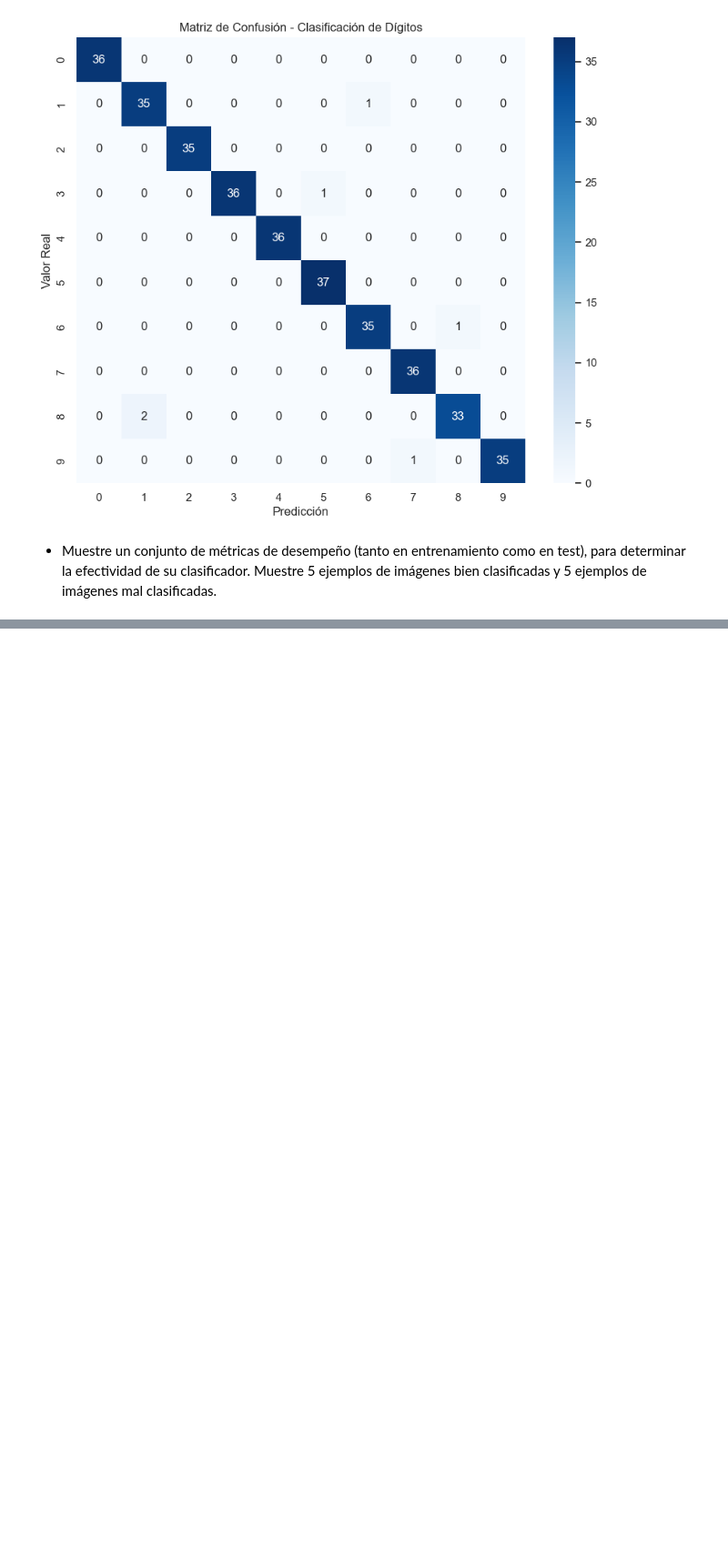
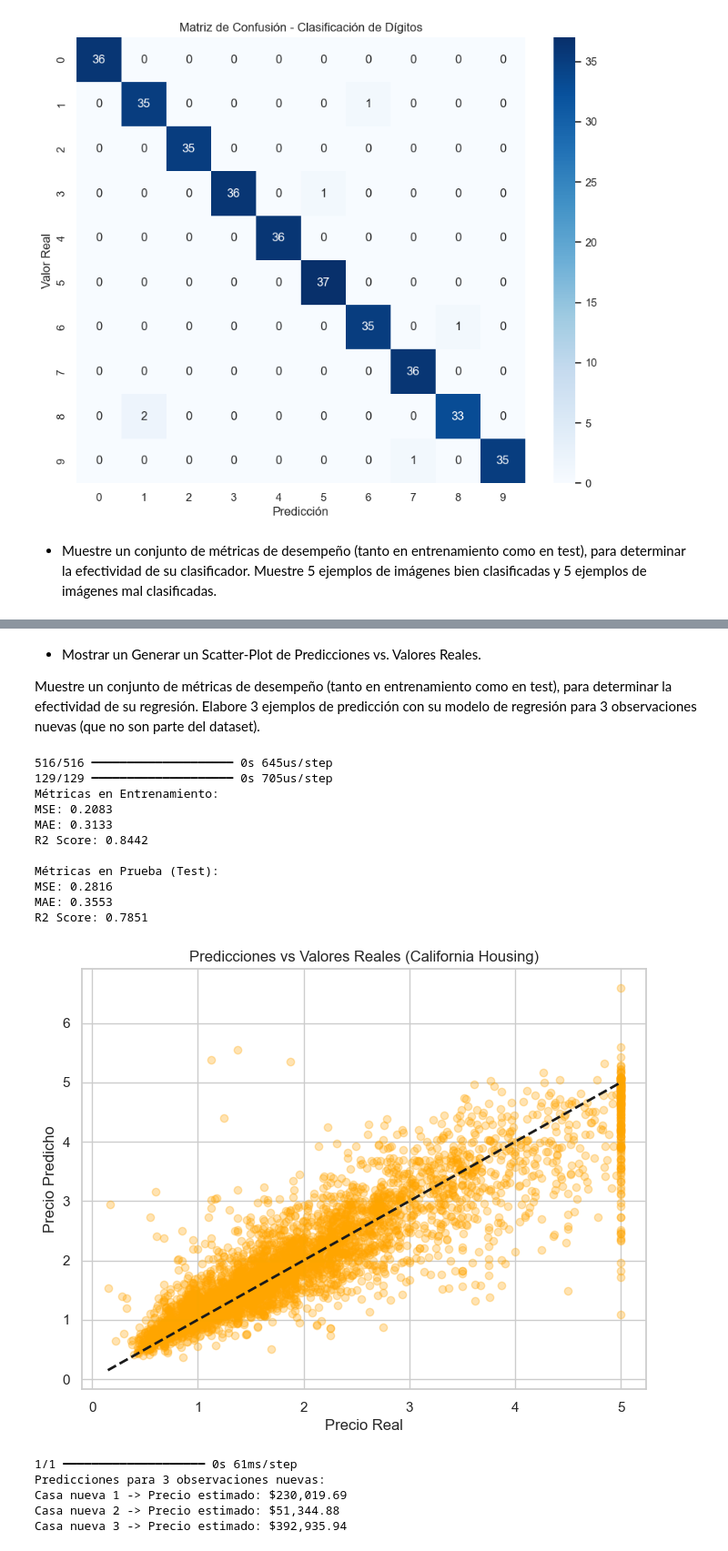
Before and after one commit to CindyGualim/InteligenciaArtificial-CC3085, a Jupyter notebook: lab3.ipynb, the cells around one changed output, grey strips where cells are left out. Shown at 91% size. Saved outputs shown, nothing was run; the diff lists cells and outputs as text; code cells hidden in the pictures; blank space fills up the shorter version.

```diff
--- a/lab3.ipynb
+++ b/lab3.ipynb
@@ -168,0 +284,14 @@ plt.show()
+# %%
+model_housing.compile(
+    optimizer=tf.keras.optimizers.Adam(learning_rate=0.005),
+    loss='mse',
+    metrics=['mae']
+)
+
+history_housing = model_housing.fit(
+    X_train_h_scaled, y_train_h,
+    epochs=100,
+    batch_size=64,
+    validation_split=0.2,
+    verbose=0
+)
@@ -168,0 +305,59 @@ plt.show()
+# %% [markdown]
+* Mostrar un Generar un Scatter-Plot de Predicciones vs. Valores Reales.
+
+Muestre un conjunto de métricas de desempeño (tanto en entrenamiento como en test), para determinar la efectividad de su regresión. Elabore 3 ejemplos de predicción con su modelo de regresión para 3 observaciones nuevas (que no son parte del dataset).
+# %%
+# Predicciones
+y_pred_h_train = model_housing.predict(X_train_h_scaled)
+y_pred_h_test = model_housing.predict(X_test_h_scaled)
+
+# Métricas
+print("Métricas en Entrenamiento:")
+print(f"MSE: {mean_squared_error(y_train_h, y_pred_h_train):.4f}")
+print(f"MAE: {mean_absolute_error(y_train_h, y_pred_h_train):.4f}")
+print(f"R2 Score: {r2_score(y_train_h, y_pred_h_train):.4f}\n")
+
+print("Métricas en Prueba (Test):")
+print(f"MSE: {mean_squared_error(y_test_h, y_pred_h_test):.4f}")
+print(f"MAE: {mean_absolute_error(y_test_h, y_pred_h_test):.4f}")
+print(f"R2 Score: {r2_score(y_test_h, y_pred_h_test):.4f}\n")
+
+# Scatter Plot
+plt.figure(figsize=(8, 6))
+plt.scatter(y_test_h, y_pred_h_test, alpha=0.3, color='orange')
+plt.plot([y_test_h.min(), y_test_h.max()], [y_test_h.min(), y_test_h.max()], 'k--', lw=2)
+plt.title('Predicciones vs Valores Reales (California Housing)')
+plt.xlabel('Precio Real')
+plt.ylabel('Precio Predicho')
+plt.show()
+
+nuevas_casas = np.array([
+    [5.0, 25.0, 6.0, 1.0, 1000.0, 3.0, 37.5, -122.0], # Casa en zona central, estándar
+    [1.5, 40.0, 3.0, 1.2, 500.0, 4.0, 36.0, -119.0],  # Ingreso bajo, casa antigua
+    [8.0, 10.0, 8.0, 1.5, 2000.0, 2.5, 34.0, -118.0]  # Ingreso alto, casa nueva, muchas hab
+])
+
+nuevas_casas_scaled = scaler.transform(nuevas_casas)
+predicciones_nuevas = model_housing.predict(nuevas_casas_scaled)
+
+print("Predicciones para 3 observaciones nuevas:")
+for i, pred in enumerate(predicciones_nuevas):
+    print(f"Casa nueva {i+1} -> Precio estimado: ${pred[0]*100000:,.2f}")
+# %% [output]
+516/516 ━━━━━━━━━━━━━━━━━━━━ 0s 645us/step
+129/129 ━━━━━━━━━━━━━━━━━━━━ 0s 705us/step
+Métricas en Entrenamiento:
+MSE: 0.2083
+MAE: 0.3133
+R2 Score: 0.8442
+
+Métricas en Prueba (Test):
+MSE: 0.2816
+MAE: 0.3553
+R2 Score: 0.7851
+[figure, added]
+1/1 ━━━━━━━━━━━━━━━━━━━━ 0s 61ms/step
+Predicciones para 3 observaciones nuevas:
+Casa nueva 1 -> Precio estimado: $230,019.69
+Casa nueva 2 -> Precio estimado: $51,344.88
+Casa nueva 3 -> Precio estimado: $392,935.94
```
Also changed, not shown: parts of 9 cells of this notebook.
